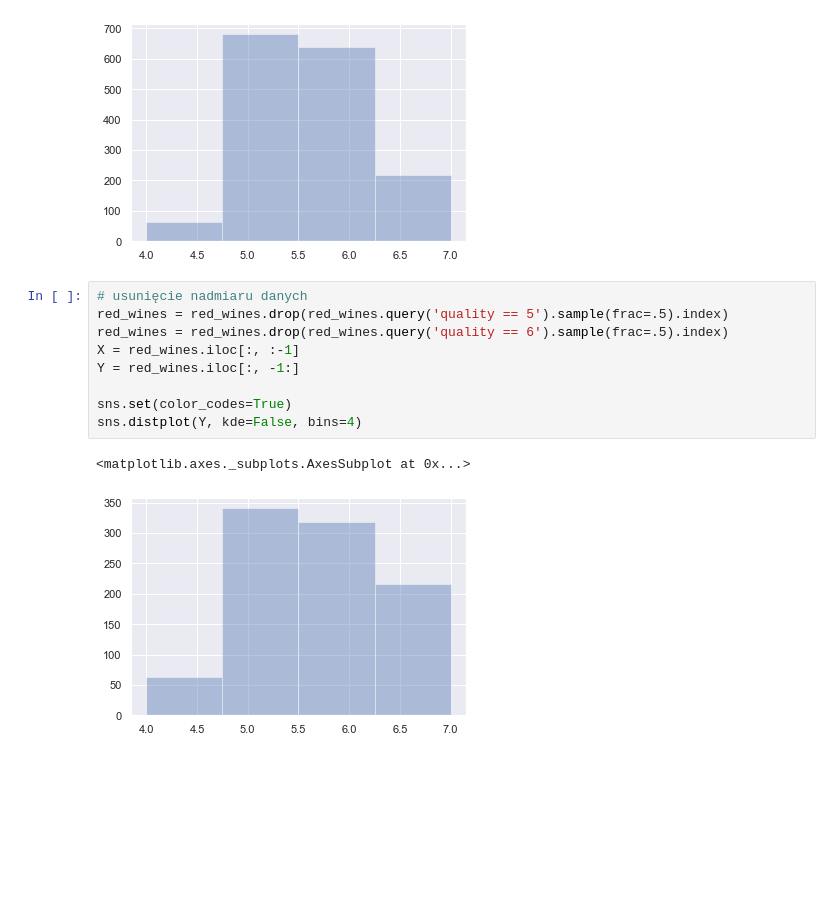
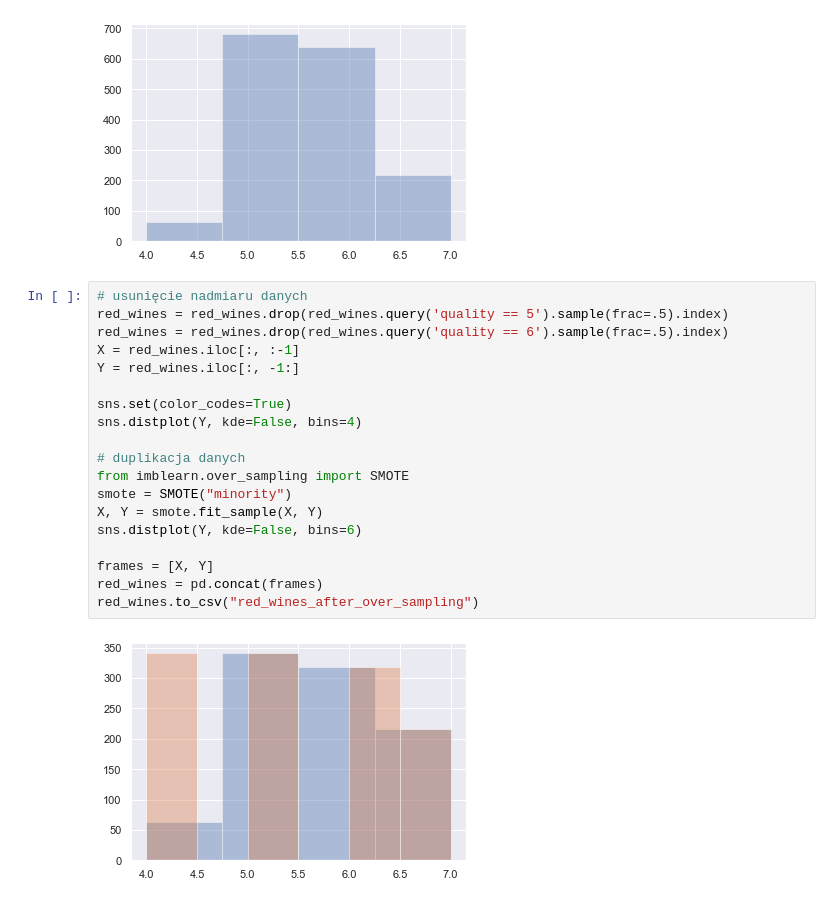
Before and after one commit to mateuszwojcik12/wine-quality-ml, a Jupyter notebook: project.ipynb, the cells around one changed output. Saved outputs shown, nothing was run; the diff lists cells and outputs as text; blank space fills up the shorter version.

Commit message:
Zrównoważenie danych (over-sampling)

```diff
--- a/project.ipynb
+++ b/project.ipynb
@@ -56,12 +56,21 @@ sns.distplot(Y, kde=False, bins=4)
 # %%
 # usunięcie nadmiaru danych
 red_wines = red_wines.drop(red_wines.query('quality == 5').sample(frac=.5).index)
 red_wines = red_wines.drop(red_wines.query('quality == 6').sample(frac=.5).index)
 X = red_wines.iloc[:, :-1]
 Y = red_wines.iloc[:, -1:]
 
 sns.set(color_codes=True)
 sns.distplot(Y, kde=False, bins=4)
+
+# duplikacja danych
+from imblearn.over_sampling import SMOTE
+smote = SMOTE("minority")
+X, Y = smote.fit_sample(X, Y)
+sns.distplot(Y, kde=False, bins=6)
+
+frames = [X, Y]
+red_wines = pd.concat(frames)
+red_wines.to_csv("red_wines_after_over_sampling")
 # %% [output]
-<matplotlib.axes._subplots.AxesSubplot at 0x...>
-[figure, old version]
+[figure, new version]
```
